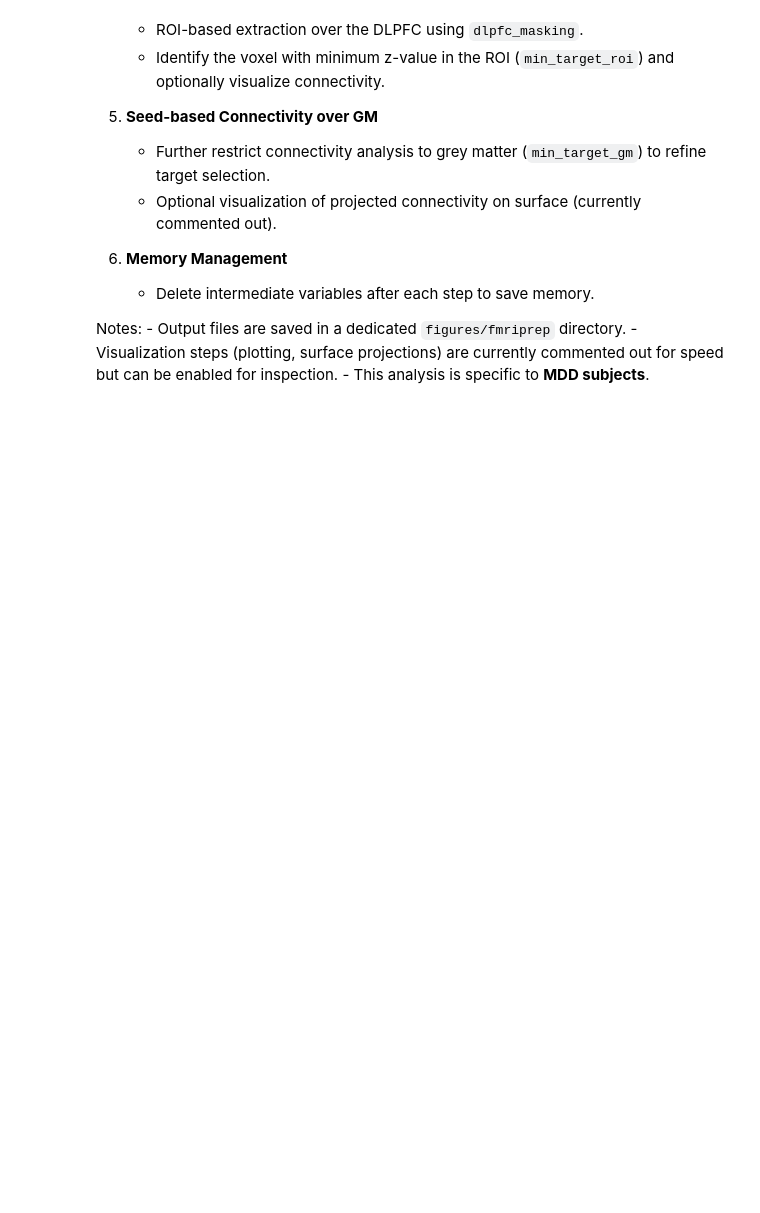
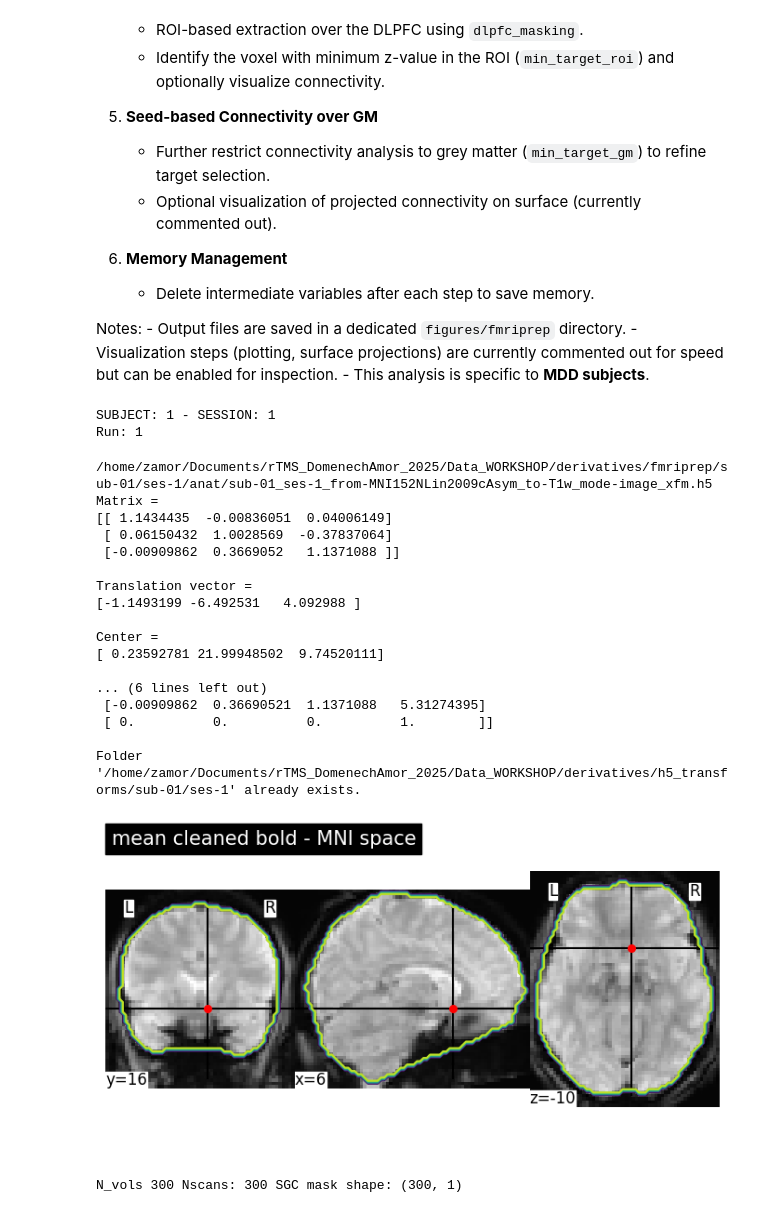
Before and after one commit to Zaineb18/rsTMS_pipeline, a Jupyter notebook: notebooks/example_MDD.ipynb, the cells around one changed output. Drawn from its saved outputs; the diff is of its cells as text; code cells hidden in the pictures; blank space fills up the shorter version.

```diff
--- a/notebooks/example_MDD.ipynb
+++ b/notebooks/example_MDD.ipynb
@@ -73,58 +84,88 @@ Notes:
     - Visualization steps (plotting, surface projections) are currently commented out for speed but can be enabled for inspection.
     - This analysis is specific to **MDD subjects**.
 # %%
-print(FMRIPREP_PATH)
 time_series_lengths = [300, 600, 900, 1200]
 for subj in subjects:
     for ses in sessions:
         print('SUBJECT:', subj, '- SESSION:', ses)
         FUNC_PATH, MASK_PATH, confounds_file, ANAT_PATH, GM_PATH = load_fmriprepdata(FMRIPREP_PATH, subj, ses, space)
-        bold_files = sort_by_run(FUNC_PATH)
-        mask_files = sort_by_run(MASK_PATH)
-        for i in range(len(bold_files)):
+        bold_files = FUNC_PATH[0]
+        mask_files = MASK_PATH[0]
+        fig_dir = os.path.join(FMRIPREP_PATH, 'derivatives', 'figures')
+        os.makedirs(fig_dir, exist_ok=True)
+        os.makedirs(os.path.join(FMRIPREP_PATH, 'derivatives', 'h5_transforms'), exist_ok=True)
+
+        for i in range(len(FUNC_PATH)):
             print('Run:', i+1)
             clean_func_orig, mean_func, sample_mask, confounds = clean_bold(FUNC_PATH[i], tr=1.09)
             h5txt(FMRIPREP_PATH, TRANSFORM_PATH, subj, ses)
 
-            output_file = '/home/zamor/Documents/rTMSDepressionPilotes_DomenechAmor_2025/rsTMS_pipeline/figures/fmriprep/'+f'Tsubj-{subj}_ses-{ses}_run-{i+1}_mean_cleaned_bold.png'
-            title = "mean cleaned bold - MNI space: + 20"
-            if i==1:
-                title = "mean cleaned bold - MNI space: + 30"
+            output_file = os.path.join(fig_dir,f'subj-{subj}_ses-{ses}_run-{i+1}_mean_cleaned_bold.png')
+            title = "mean cleaned bold - MNI space"
             coords=(6,16,-10)
-            #disp = plotting.plot_img(mean_func,cut_coords=coords,title=title,cmap="gray")
-            #disp.add_contours(nib.load(MASK_PATH[i]))
-            #disp.add_markers([coords], marker_color='red', marker_size=30)
-            #disp.savefig(output_file)  # Save the figure
-            #plotting.show()
+            disp = plotting.plot_img(mean_func,cut_coords=coords,title=title,cmap="gray")
+            disp.add_contours(nib.load(MASK_PATH[i]))
+            disp.add_markers([coords], marker_color='red', marker_size=30)
+            disp.savefig(output_file)
+            plotting.show()
 
             for n_vols in time_series_lengths:
                 clean_func = index_img(clean_func_orig, slice(0, n_vols))
                 nscans = clean_func.shape[-1]
                 sgc_masker,sgc_mask,sgc_mask_noncl = sgc_masking(FUNC_PATH[i],clean_func,nscans,radius_mm=10,seeds_sgc = [(6,16,-10)],tr=1.09)
                 print('N_vols', n_vols, 'Nscans:', nscans, 'SGC mask shape:', sgc_mask.shape)
                 correlation_img, correlation_map = sgc_coorelation_map(MASK_PATH[i], clean_func, sgc_mask,)
 
                 roi_data, roi_img=dlpfc_masking(clean_func,MASK_PATH[i],seeds_dlpfc = [(-36,39,43), (-44,40,29), (-41,16,54)])
-                output_file = '/home/zamor/Documents/rTMSDepressionPilotes_DomenechAmor_2025/rsTMS_pipeline/figures/fmriprep/'+f'subj-{subj}_ses-{ses}_run-{i+1}_nvols-{n_vols}_roi.png'
-                #disp_roi(roi_img, mean_func,output_file,title="DLPFC ROI (summed seeds)",coords=(-44,40,29))
+                output_file = os.path.join(fig_dir,
+                f'subj-{subj}_ses-{ses}_run-{i+1}_nvols-{n_vols}_roi.png')
+                disp_roi(roi_img, mean_func,output_file,title="DLPFC ROI (summed seeds)",coords=(-44,40,29))
 
                 print('Over the DLPFC ROI')
                 masked_correlation_img, min_voxel_idx, min_z_value, min_mni_coord = min_target_roi(correlation_img, roi_img)
-                output_file = '/home/zamor/Documents/rTMSDepressionPilotes_DomenechAmor_2025/rsTMS_pipeline/figures/fmriprep/'+f'subj-{subj}_ses-{ses}_run-{i+1}_nvols-{n_vols}_seed_based_fc_bm.png'
-                #disp_connectivity(masked_correlation_img, roi_img, output_file, title="Seed-based SGC functional connectivity over brain mask", coords=min_mni_coord)
-                #project_on_surf(masked_correlation_img, hemi='left',threshold=0.0, title="Seed-based SGC functional connectivity over brain mask",
-                #output_file = '/home/zamor/Documents/rTMSDepressionPilotes_DomenechAmor_2025/rsTMS_pipeline/figures/fmriprep/'+f'Msubj-{subj}_ses-{ses}_run-{i+1}_nvols-{n_vols}_seed_based_fc_bm_LeftHemiProjection',
-                #mni_coord = list(min_mni_coord))
+                output_file = os.path.join(fig_dir,
+                f'subj-{subj}_ses-{ses}_run-{i+1}_nvols-{n_vols}_seed_based_fc.png')
+                disp_connectivity(masked_correlation_img, roi_img, output_file, title="Seed-based SGC functional connectivity over brain mask", coords=min_mni_coord)
+                project_on_surf(masked_correlation_img, hemi='left',threshold=0.0, title="Seed-based SGC functional connectivity over brain mask",
+                output_file = os.path.join(fig_dir,
+                f'subj-{subj}_ses-{ses}_run-{i+1}_nvols-{n_vols}_seed_based_fc_LeftHemiProjection'),
+                mni_coord = list(min_mni_coord))
 
                 del(masked_correlation_img, min_voxel_idx, min_z_value, min_mni_coord)
 
                 print('Over the DLPFC ROI  and GM')
                 final_projected_img, min_voxel_idx, min_z_value, min_mni_coord = min_target_gm(correlation_img, roi_img,GM_PATH[0])
-                output_file = '/home/zamor/Documents/rTMSDepressionPilotes_DomenechAmor_2025/rsTMS_pipeline/figures/fmriprep/'+f'subj-{subj}_ses-{ses}_run-{i+1}_nvols-{n_vols}_seed_based_fc_gm.png'
-                #disp_connectivity(final_projected_img, roi_img, output_file, title="Seed-based SGC functional connectivity over brain mask and GM", coords=min_mni_coord)
-                #project_on_surf(final_projected_img, hemi='left',threshold=0.0, title="Seed-based SGC functional connectivity over brain mask and GM",
-                #output_file = '/home/zamor/Documents/rTMSDepressionPilotes_DomenechAmor_2025/rsTMS_pipeline/figures/fmriprep/'+f'Msubj-{subj}_ses-{ses}_run-{i+1}_nvols-{n_vols}_seed_based_fc_gm_LeftHemiProjection',
-                #mni_coord = list(min_mni_coord))
+                output_file = os.path.join(fig_dir,
+                f'subj-{subj}_ses-{ses}_run-{i+1}_nvols-{n_vols}_seed_based_fc_GM.png')
+                disp_connectivity(final_projected_img, roi_img, output_file,
+                title="Seed-based SGC functional connectivity over brain mask and GM", coords=min_mni_coord)
+                project_on_surf(final_projected_img, hemi='left',threshold=0.0,
+                title="Seed-based SGC functional connectivity over brain mask and GM",
+                output_file = os.path.join(fig_dir,
+                f'subj-{subj}_ses-{ses}_run-{i+1}_nvols-{n_vols}_seed_based_fc_gm_LeftHemiProjection'),
+                mni_coord = list(min_mni_coord))
 
                 del(final_projected_img, min_voxel_idx, min_z_value, min_mni_coord)
                 del(clean_func, nscans,)
+# %% [output]
+SUBJECT: 1 - SESSION: 1
+Run: 1
+/home/zamor/Documents/rTMS_DomenechAmor_2025/Data_WORKSHOP/derivatives/fmriprep/sub-01/ses-1/anat/sub-01_ses-1_from-MNI152NLin2009cAsym_to-T1w_mode-image_xfm.h5
+Matrix =
+[[ 1.1434435  -0.00836051  0.04006149]
+ [ 0.06150432  1.0028569  -0.37837064]
+ [-0.00909862  0.3669052   1.1371088 ]]
+
+Translation vector =
+[-1.1493199 -6.492531   4.092988 ]
+
+Center =
+[ 0.23592781 21.99948502  9.74520111]
+
+... (6 lines left out)
+ [-0.00909862  0.36690521  1.1371088   5.31274395]
+ [ 0.          0.          0.          1.        ]]
+
+Folder '/home/zamor/Documents/rTMS_DomenechAmor_2025/Data_WORKSHOP/derivatives/h5_transforms/sub-01/ses-1' already exists.
+[figure, added]
+N_vols 300 Nscans: 300 SGC mask shape: (300, 1)
```
Also changed, not shown: parts of 3 cells of this notebook, 5 other files.
